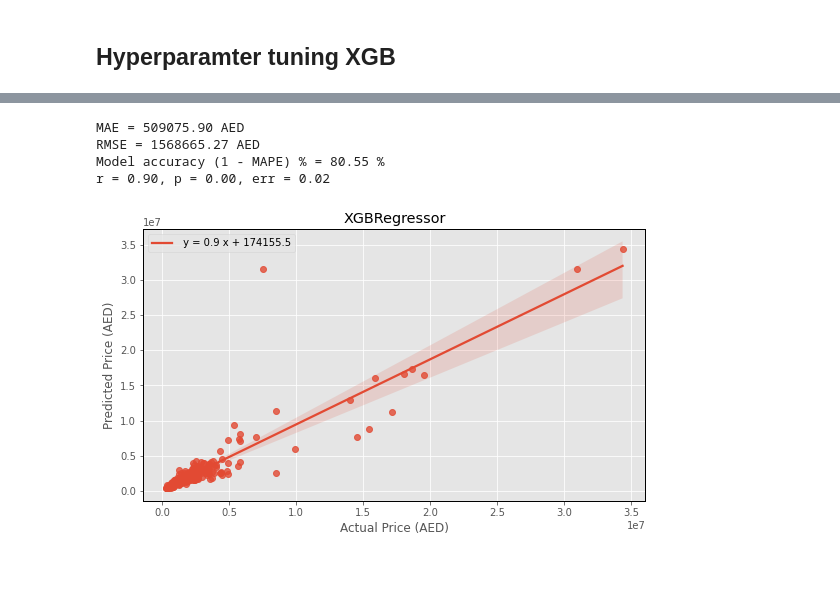
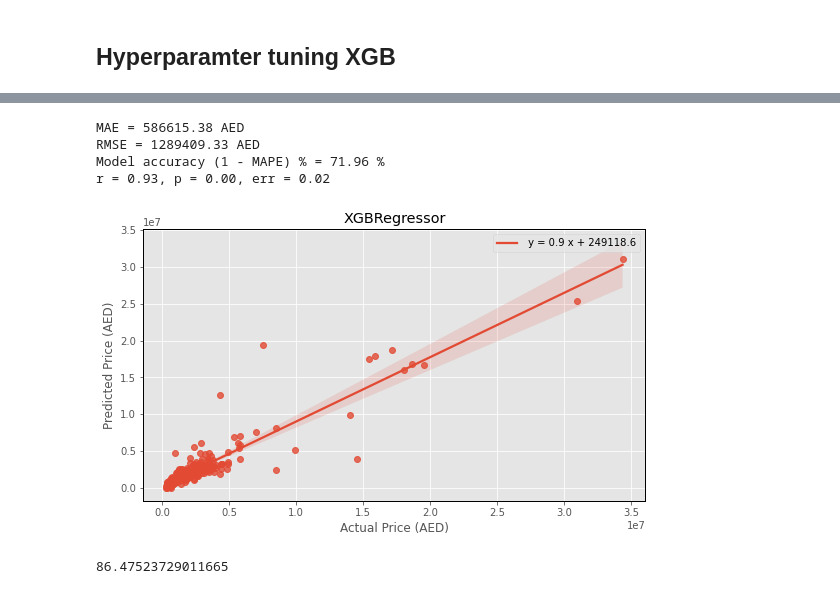
Before and after one commit to FardinAhsan146/DubaiHousingPriceDS, a Jupyter notebook: xgbmodel_nb3.ipynb, the cells around one changed output, grey strips where cells are left out. Drawn from its saved outputs; the diff is of its cells as text; code cells hidden in the pictures.

```diff
--- a/xgbmodel_nb3.ipynb
+++ b/xgbmodel_nb3.ipynb
@@ -221,13 +236,18 @@ best_hyperparams
 # %%
-model = xgb.XGBRegressor(colsample_bytree = 1,
-                         max_depth = 10,
-                         reg_alpha = 40.0,
-                         learning_rate = 0.5,
-                         n_estimators = 100)
-test(model)
+# Using the tuned hyper parameters from before
+xgb_model_tuned = xgb.XGBRegressor(colsample_bytree = 0.01,
+                                   learning_rate = 0.34,
+                                   max_depth=  5,
+                                   n_estimators = 1000)
+test(xgb_model_tuned)
 # %% [output]
-MAE = 509075.90 AED
-RMSE = 1568665.27 AED
-Model accuracy (1 - MAPE) % = 80.55 %
-r = 0.90, p = 0.00, err = 0.02
+MAE = 586615.38 AED
+RMSE = 1289409.33 AED
+Model accuracy (1 - MAPE) % = 71.96 %
+r = 0.93, p = 0.00, err = 0.02
-[figure, old version]
+[figure, new version]
+# %%
+# Percentage RMSE reduction.
+(1289409.33/1491073.48)*100
+# %% [output]
+86.47523729011665
```
Also changed, not shown: parts of 10 cells of this notebook, 1 other file.
